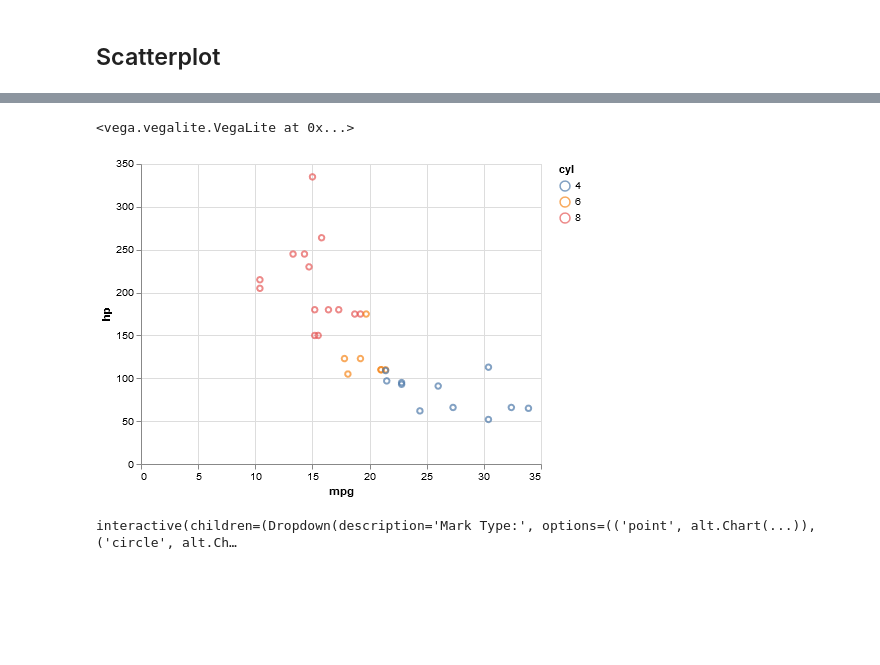
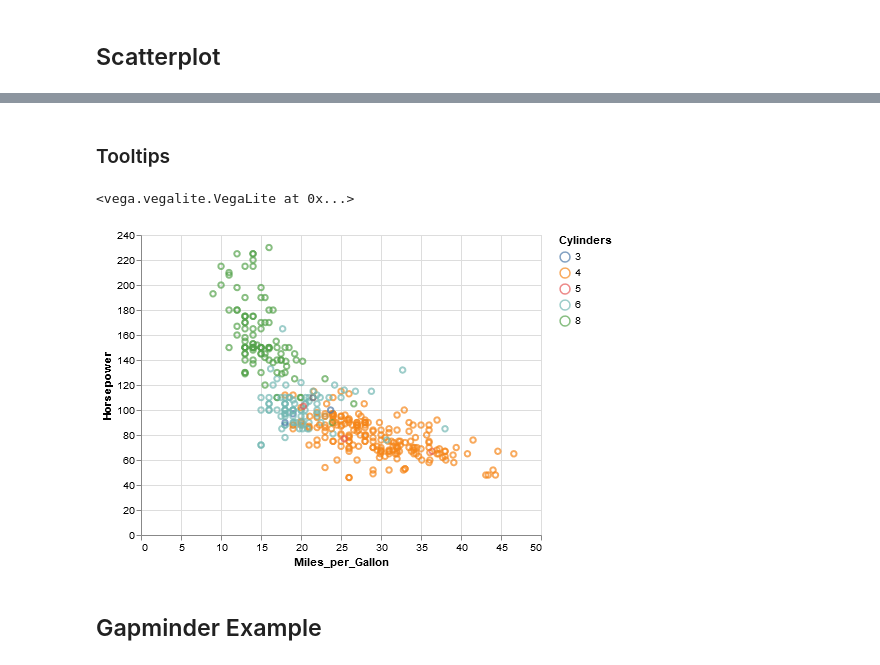
Before and after one commit to miguelazue/python-visualization-tutorial, a Jupyter notebook: 06_Altair.ipynb, the cells around one changed output, grey strips where cells are left out. Drawn from its saved outputs; the diff is of its cells as text; code cells hidden in the pictures; blank space fills up the shorter version.

Commit message:
Altair: intro to marks and encodings, gapminder example

```diff
--- a/06_Altair.ipynb
+++ b/06_Altair.ipynb
@@ -27,4 +27,7 @@ alt.__version__
 '3.2.0'
 # %%
 #use a standard dataset of heterogenous data
-cars = pd.read_csv('data/mtcars.csv')
+from vega_datasets import data
+#cars = pd.read_csv('data/mtcars.csv')
+cars = data.cars() # more cars + categorical columns
+cars.tail()
@@ -33,30 +111,15 @@ cars = pd.read_csv('data/mtcars.csv')
+# %% [markdown]
+### Tooltips
 # %%
 # We use a point as mark
 alt.Chart(cars).mark_point().encode(
-    x='mpg:Q',
-    y='hp:Q',
-    color='cyl:N'
+    x='Miles_per_Gallon',
+    y='Horsepower',
+    color='Cylinders:N',
+    tooltip=['Name', 'Origin']
 )
 # %% [output]
 <vega.vegalite.VegaLite at 0x...>
-[figure, old version]
+[figure, new version]
-# %%
-# But some other marks work just as well (or a little less 😉 ).
-import ipywidgets as widgets
-
-baseChart = alt.Chart(cars);
-
-@widgets.interact(mark_type = widgets.Dropdown(
-    options = [('point', baseChart.mark_point()),
-                 ('circle', baseChart.mark_circle()),
-                 ('square', baseChart.mark_square()),
-                 ('line', baseChart.mark_line())],
-    description = 'Mark Type:'))
-def show_plot(mark_type):
-    return mark_type.encode(
-    x='mpg:Q',
-    y='hp:Q',
-    color='cyl:N'
-)
-# %% [output]
-interactive(children=(Dropdown(description='Mark Type:', options=(('point', alt.Chart(...)), ('circle', alt.Ch…
+# %% [markdown]
+## Gapminder Example
```
Also changed, not shown: parts of 20 cells of this notebook.
